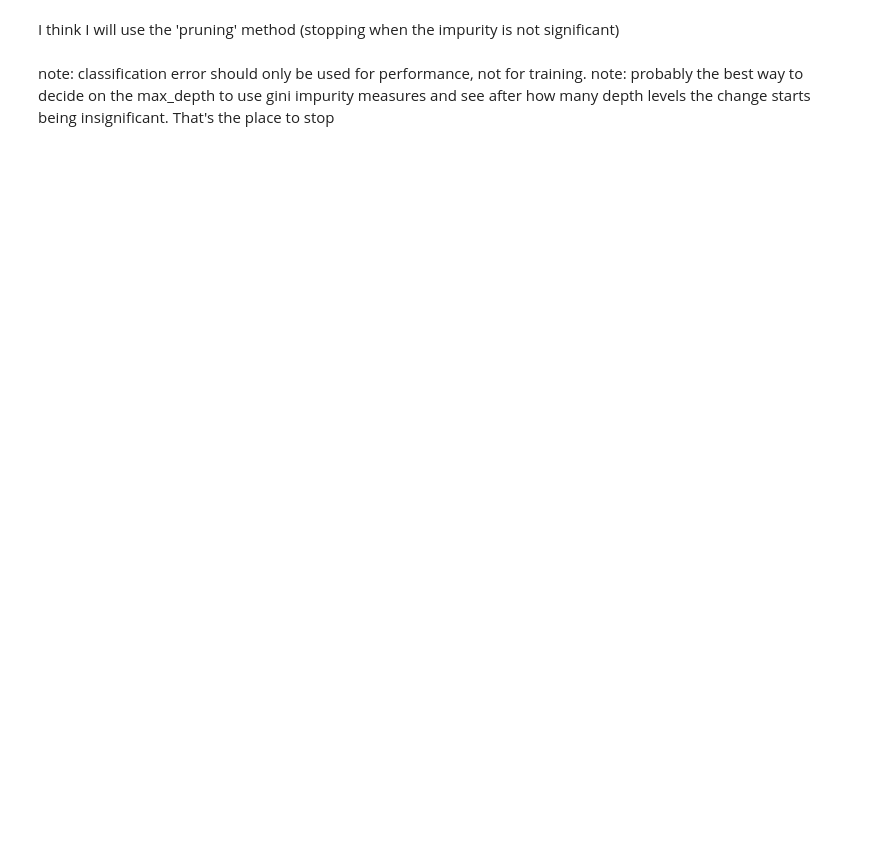
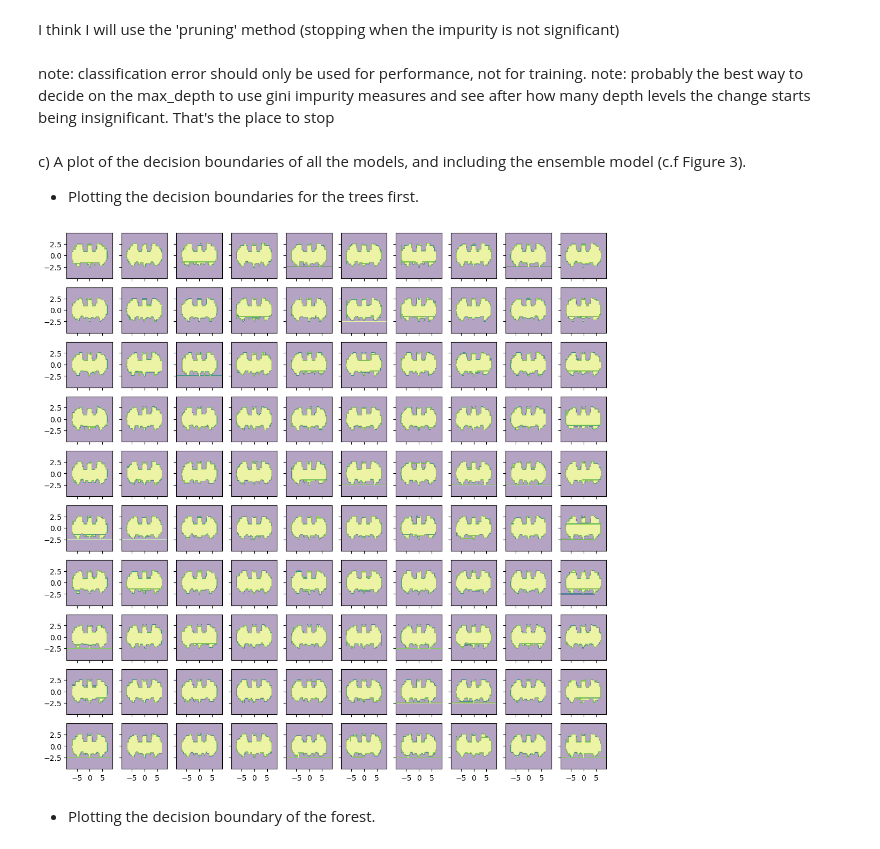
Before and after one commit to djolodjolo23/machine_learning_a3, a Jupyter notebook: Exercise4.ipynb, the cells around one changed output. Cells and saved outputs as stored; diff of their text form; code cells hidden in the pictures; blank space fills up the shorter version.

```diff
--- a/Exercise4.ipynb
+++ b/Exercise4.ipynb
@@ -59,0 +63,23 @@ generalization_error = 1 - random_forest_accuracy
+# %% [markdown]
+c) A plot of the decision boundaries of all the models, and including the ensemble model (c.f Figure 3).
+- Plotting the decision boundaries for the trees first.
+# %%
+import matplotlib.pyplot as plt
+x_min, x_max = X_train[:, 0].min() - 1, X_train[:, 0].max() + 1
+y_min, y_max = X_train[:, 1].min() - 1, X_train[:, 1].max() + 1
+xx, yy = np.meshgrid(np.arange(x_min, x_max, 0.1),
+                     np.arange(y_min, y_max, 0.1))
+
+
+f, axes = plt.subplots(10, 10, sharex='col', sharey='row', figsize=(13, 13))
+# plot 99 trees in 10x10 grid and a forest as the last one, in the bottom right corner
+Z_list_for_trees = []
+for i, tree in enumerate(trees):
+    Z = tree.predict(np.c_[xx.ravel(), yy.ravel()])
+    Z = Z.reshape(xx.shape)
+    Z_list_for_trees.append(Z)
+    axes[i//10, i%10].contourf(xx, yy, Z, alpha=0.4)
+# %% [output]
+[figure, added]
+# %% [markdown]
+- Plotting the decision boundary of the forest.
```
Also changed, not shown: parts of 5 cells of this notebook.
